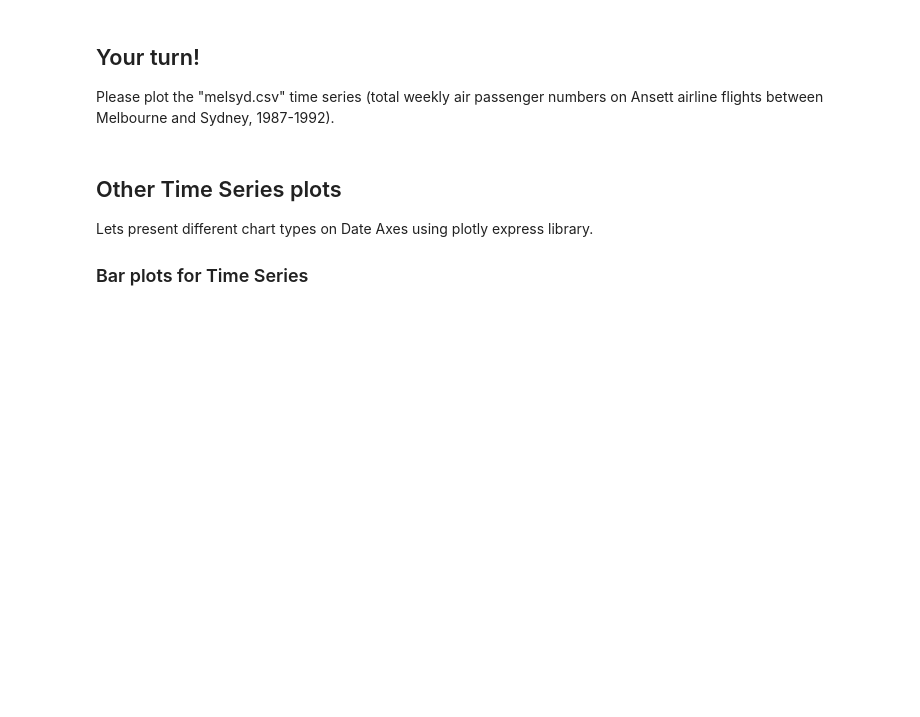
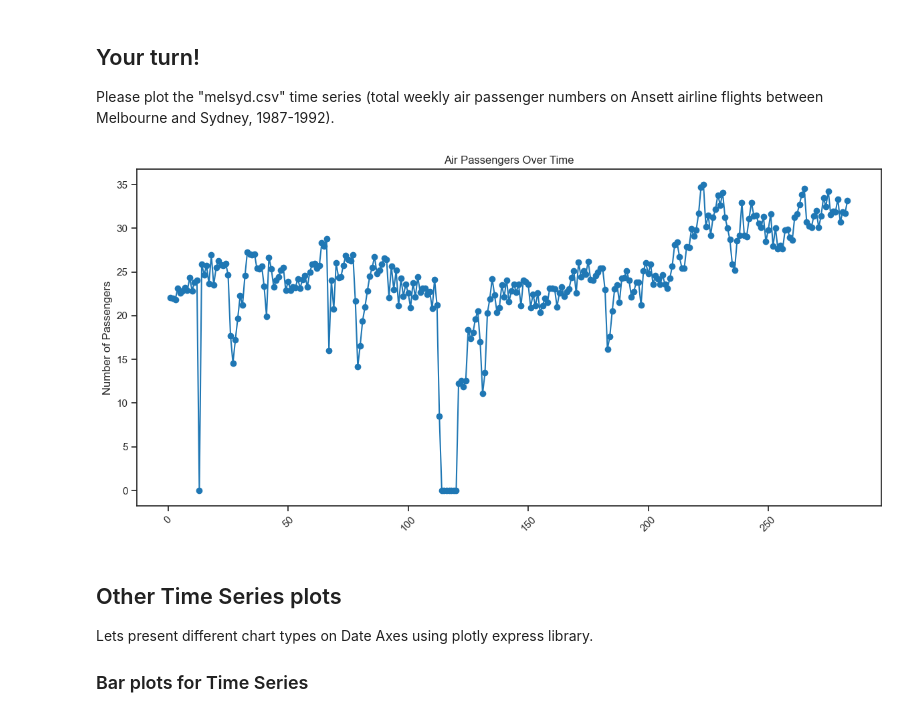
Before and after one commit to OskarPutz/DS, a Jupyter notebook: Exercise11.ipynb, the cells around one changed output. Saved outputs shown, nothing was run; the diff lists cells and outputs as text; code cells hidden in the pictures; blank space fills up the shorter version.

```diff
--- a/Exercise11.ipynb
+++ b/Exercise11.ipynb
@@ -188,6 +188,18 @@ plt.show()
 Please plot the "melsyd.csv" time series (total weekly air passenger numbers on Ansett airline flights between Melbourne and Sydney, 1987-1992).
 # %%
 # Your code goes here!
+flights = pd.read_csv("melsyd.csv")
+flights.head()
+plt.figure(figsize=(12, 6))
+total_passengers = flights[['First.Class', 'Business.Class', 'Economy.Class']].sum(axis=1)
+plt.plot(flights['rownames'], total_passengers, marker='o')
+plt.ylabel('Number of Passengers')
+plt.title('Air Passengers Over Time')
+plt.xticks(rotation=45)
+plt.tight_layout()
+plt.show()
+# %% [output]
+[figure, added]
 # %% [markdown]
 ## Other Time Series plots
 
```
